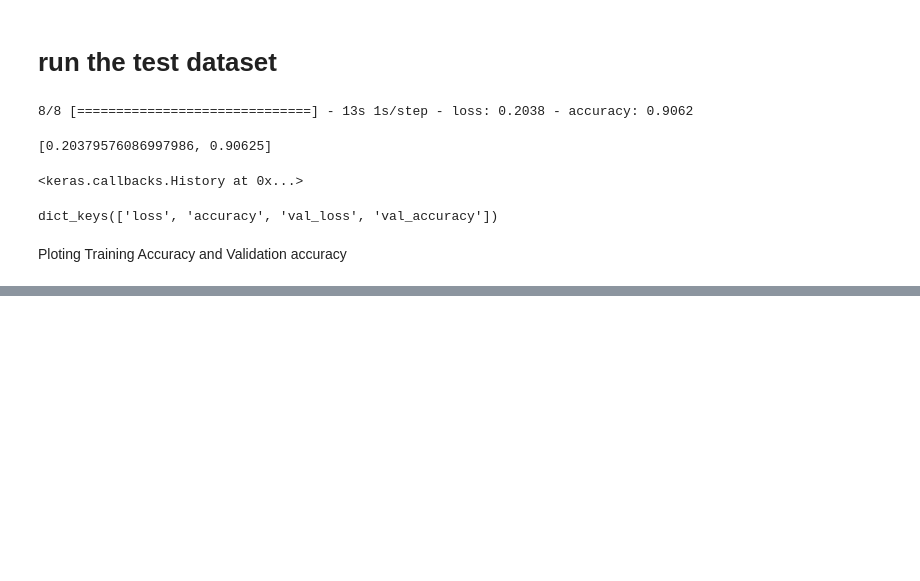
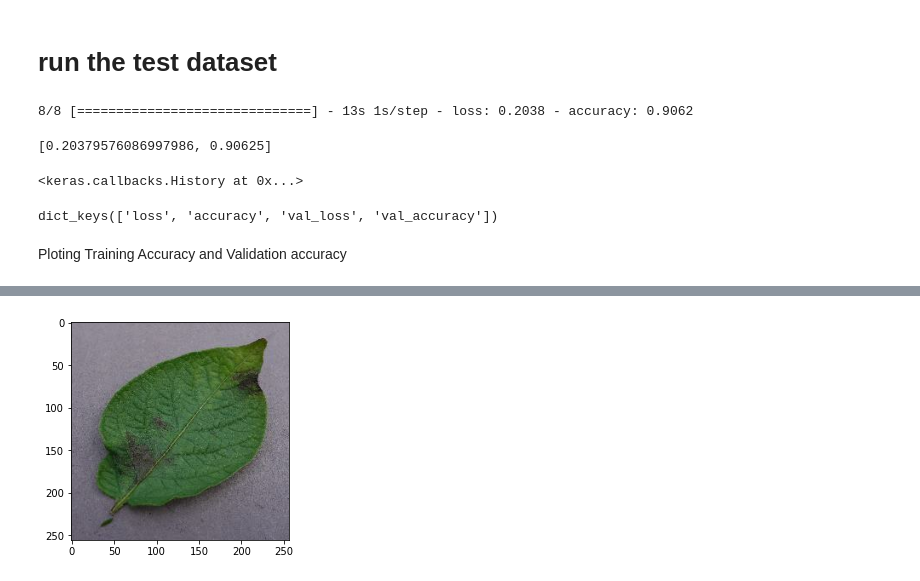
Before and after one commit to Code-with-jaycee/Potato-disease-prediction, a Jupyter notebook: Training/training.ipynb, the cells around one changed output, grey strips where cells are left out. Cells and saved outputs as stored; diff of their text form; code cells hidden in the pictures; blank space fills up the shorter version.

```diff
--- a/Training/training.ipynb
+++ b/Training/training.ipynb
@@ -326,0 +357,6 @@ plt.show()
+# %%
+for images, labels in test_ds.take(1):
+    for i in range(9):
+        plt.imshow(images[i].numpy().astype("uint8"))
+# %% [output]
+[figure, added]
```
Also changed, not shown: parts of 4 cells of this notebook.
